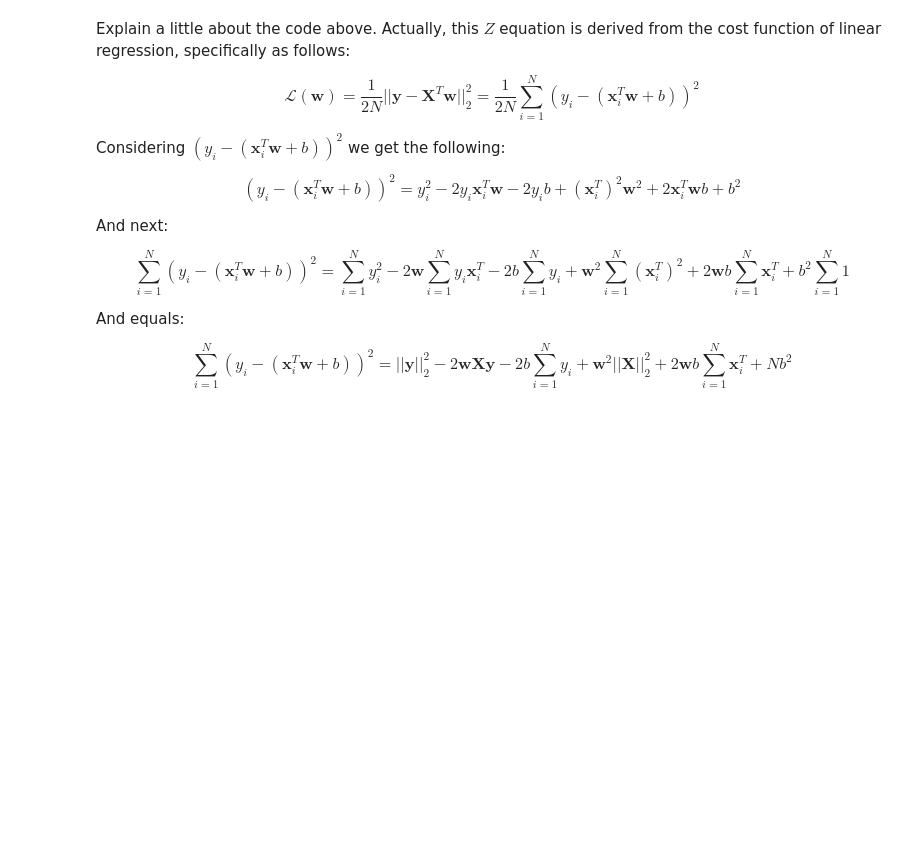
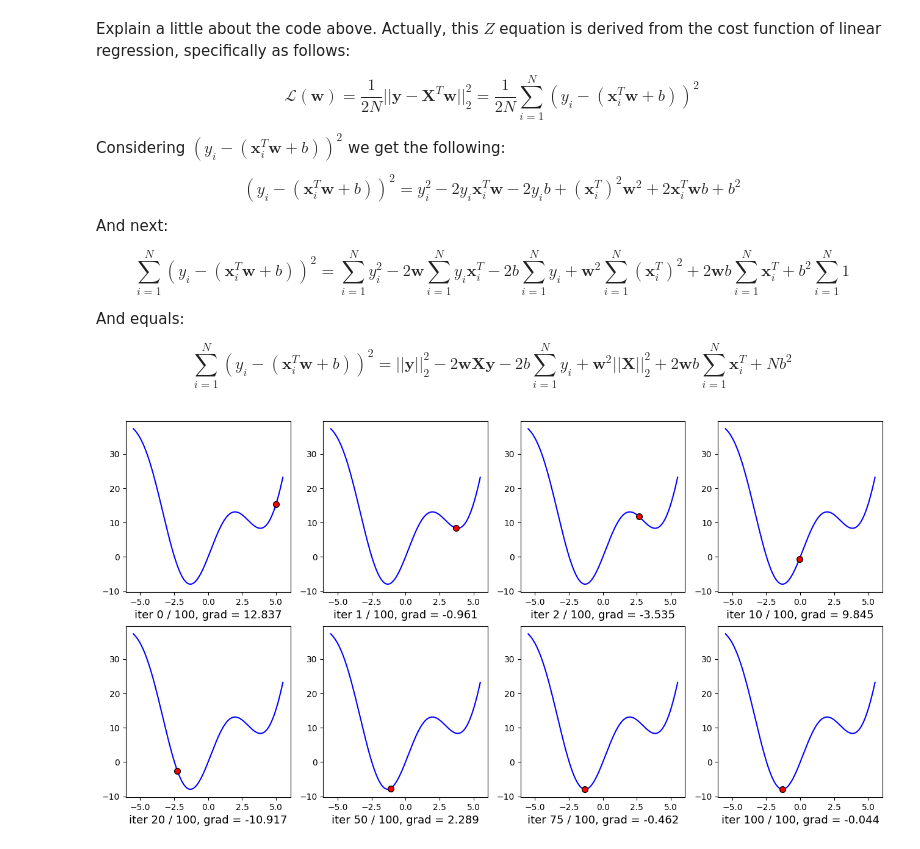
Before and after one commit to letruongzzio/Machine-Learning, a Jupyter notebook: 4 - Neural Networks/Gradient Descend.ipynb, the cells around one changed output. Drawn from its saved outputs; the diff is of its cells as text; code cells hidden in the pictures; blank space fills up the shorter version.

```diff
--- a/4 - Neural Networks/Gradient Descend.ipynb
+++ b/4 - Neural Networks/Gradient Descend.ipynb
@@ -263,19 +263,22 @@ def grad(x):
 def cost(x):
     return x**2 + 10 * np.sin(x)
 
-#check convergence
-def has_converged(theta_new, grad):
-    return np.linalg.norm(grad(theta_new)) / theta_new.shape < 1e-3
-
 def GD_momentum(grad, theta_init, eta, gamma):
     # Suppose we want to store history of theta
     theta = [theta_init]
-    v_old = np.zeros_lile(theta_init)
+    v_old = [np.zeros_like(theta_init)]
     for it in range(100):
-        v_new = gamma * v_old + eta * grad(theta[-1])
+        v_new = gamma * v_old[-1] + eta * grad(theta[-1])
         theta_new = theta[-1] - v_new
-        if has_converged(theta_new, grad):
+        if np.linalg.norm(grad(theta_new)) / theta_new.shape < 1e-3:
             break
         theta.append(theta_new)
-        v_old = v_new
+        v_old.append(v_new)
     return theta
+# %%
+# good learning rate
+thetas = GD_momentum(grad, 5, .1, .9)
+ids = [0, 1, 2, 10, 20, 50, 75, 100]
+draw_GD_1D(thetas, ids)
+# %% [output]
+[figure, added]
```
Also changed, not shown: parts of 4 cells of this notebook.
